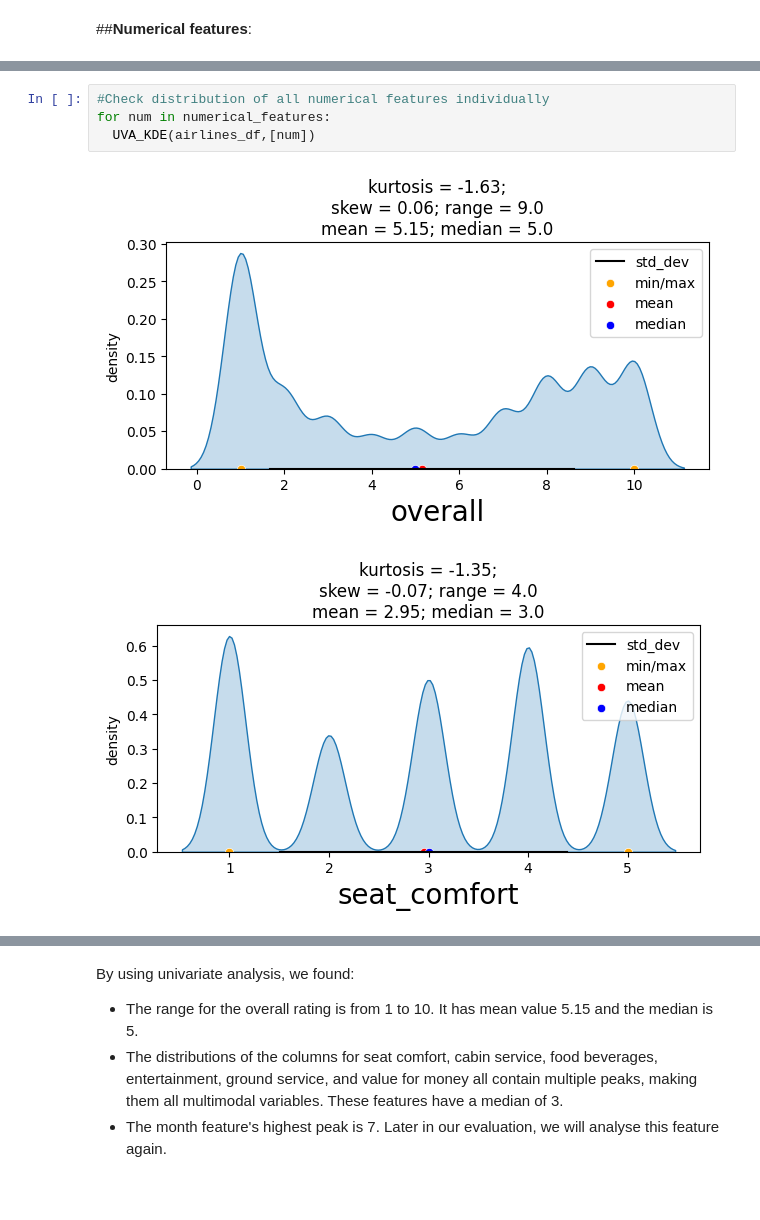
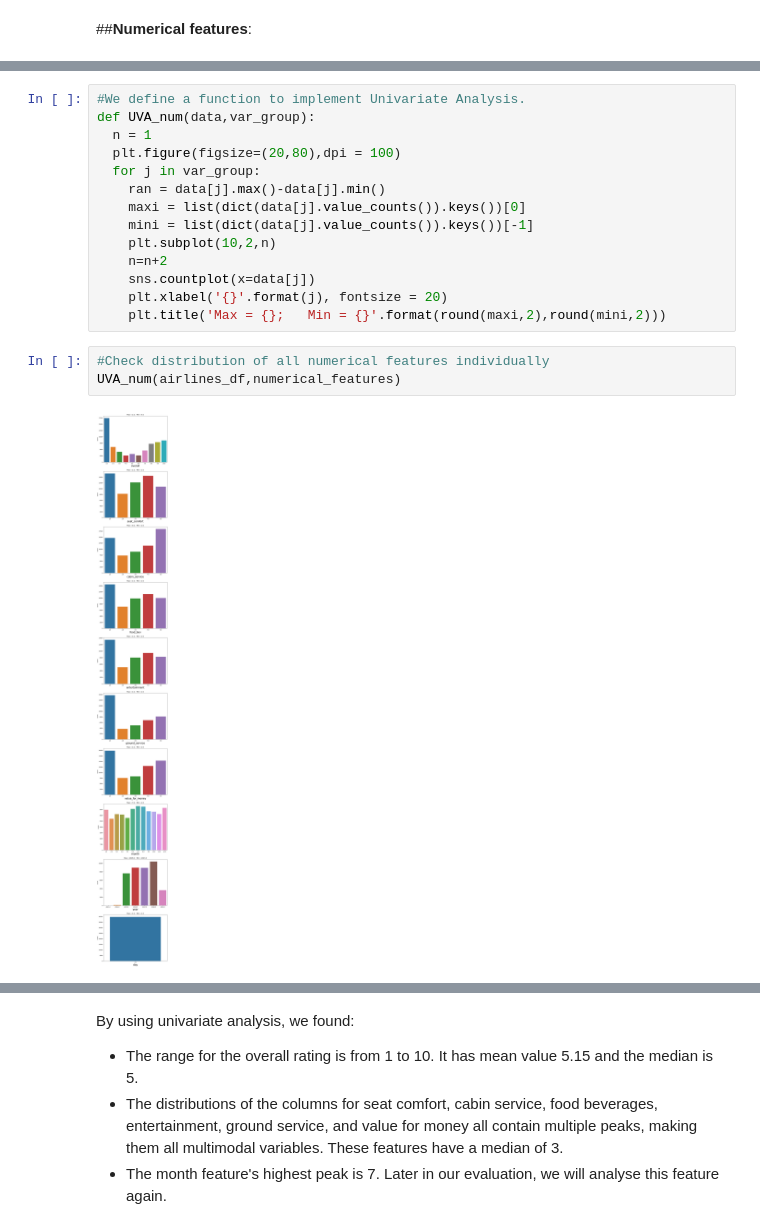
Before and after one commit to jainmohit02/-Airline-Passenger-Referral-Prediction, a Jupyter notebook: Airline_Passenger_Referral_Prediction.ipynb, the cells around one changed output, grey strips where cells are left out. Drawn from its saved outputs; the diff is of its cells as text; blank space fills up the shorter version.

```diff
--- a/Airline_Passenger_Referral_Prediction.ipynb
+++ b/Airline_Passenger_Referral_Prediction.ipynb
@@ -393,7 +366,19 @@ def UVA_KDE(data, var_group):
+# %%
+#We define a function to implement Univariate Analysis.
+def UVA_num(data,var_group):
+  n = 1
+  plt.figure(figsize=(20,80),dpi = 100)
+  for j in var_group:
+    ran = data[j].max()-data[j].min()
+    maxi = list(dict(data[j].value_counts()).keys())[0]
+    mini = list(dict(data[j].value_counts()).keys())[-1]
+    plt.subplot(10,2,n)
+    n=n+2
+    sns.countplot(x=data[j])
+    plt.xlabel('{}'.format(j), fontsize = 20)
+    plt.title('Max = {};   Min = {}'.format(round(maxi,2),round(mini,2)))
 # %%
 #Check distribution of all numerical features individually
-for num in numerical_features:
-  UVA_KDE(airlines_df,[num])
+UVA_num(airlines_df,numerical_features)
 # %% [output]
-[figure, old version]
+[figure, new version]
-[figure, removed]
```
Also changed, not shown: parts of 20 cells of this notebook.
